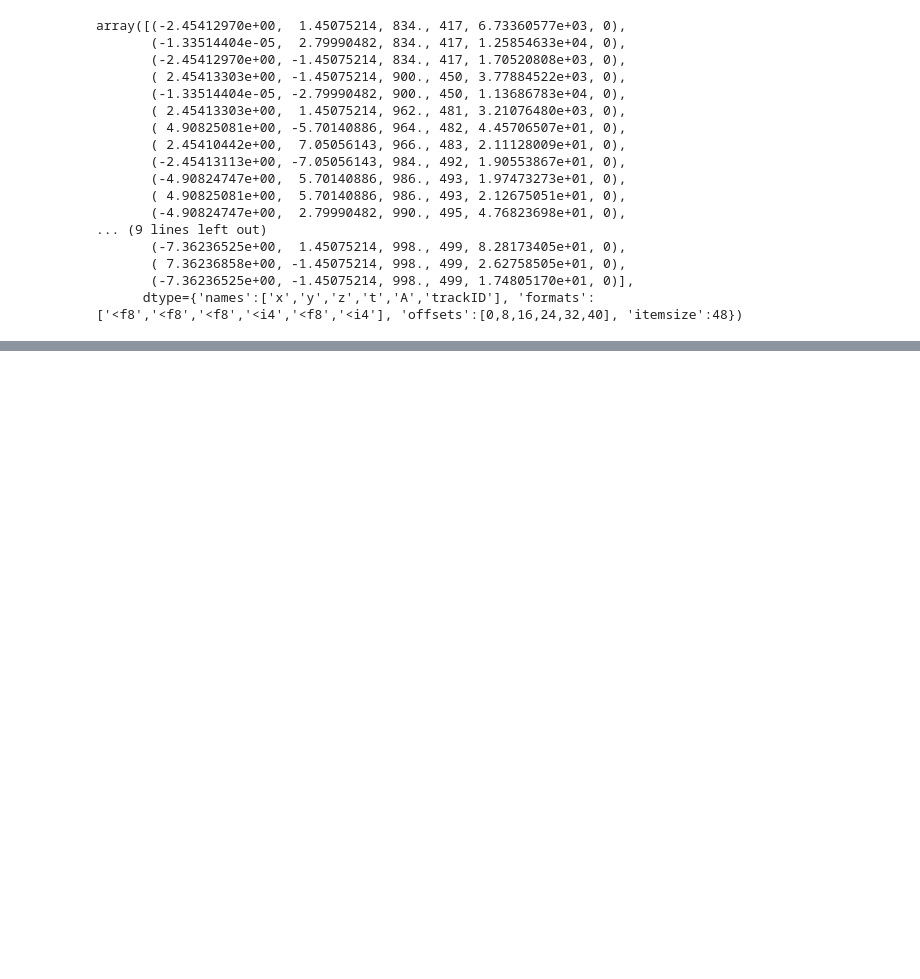
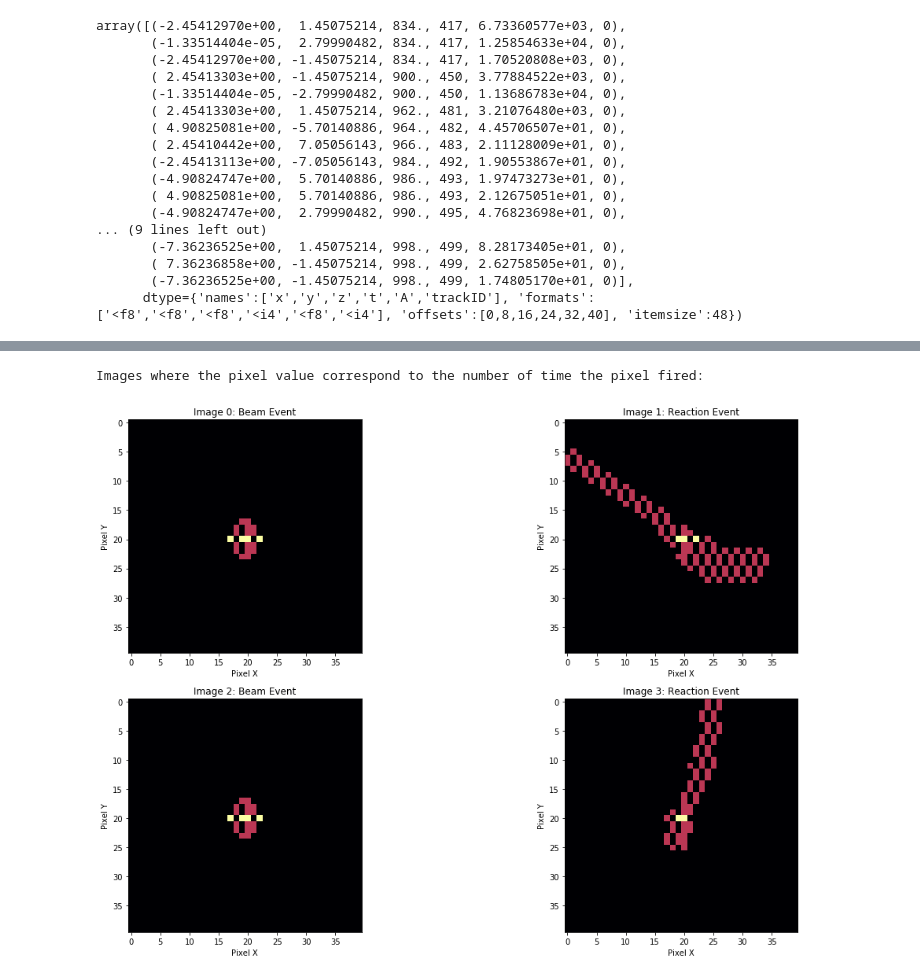
Before and after one commit to fracassetti-stf/AT-TPC_MLProject, a Jupyter notebook: CNN.ipynb, the cells around one changed output, grey strips where cells are left out. Drawn from its saved outputs; the diff is of its cells as text; code cells hidden in the pictures; blank space fills up the shorter version.

```diff
--- a/CNN.ipynb
+++ b/CNN.ipynb
@@ -431,0 +352,35 @@ make_nn_plots(history,0.9)
+# %%
+# Working with reduced images
+dim = 40
+images_reduced_Q = np.zeros((len(DataList),dim,dim))
+images_reduced = np.zeros((len(DataList),dim,dim))
+for i in range(len(DataList)):
+    for j in range(dim): # y (0,236) mid is 118. ind 118-20, 118+20
+        for h in range(dim): # x (0,209) mid pxl is 104. ind 104-20 , 104+19
+            images_reduced_Q[i][j][h] =  images_Q[i][j+118-int(dim/2)][h+104-int(dim/2)]
+            images_reduced[i][j][h] =  images[i][j+118-int(dim/2)][h+104-int(dim/2)]
+# %%
+# Plot some Images
+print("Images where the pixel value correspond to the number of time the pixel fired:")
+plot_row = 2
+idx = 0
+fig, ax = plt.subplots(plot_row,2,figsize=(18, plot_row*5))
+for i in range(plot_row):
+    for j in range(2):
+        ax[i][j].imshow(images_reduced[idx], cmap='inferno')
+        if Labels[idx]>0.5:
+            ax[i][j].set_title("Image "+ str(idx) + ": Reaction Event")
+        else:
+            ax[i][j].set_title("Image "+ str(idx) + ": Beam Event")
+
+        ax[i][j].set_xlabel("Pixel X")
+        ax[i][j].set_ylabel("Pixel Y")
+
+
+        idx = idx +1
+
+fig.tight_layout() # adjust automatically spacing between sublots
+plt.show()
+# %% [output]
+Images where the pixel value correspond to the number of time the pixel fired:
+[figure, added]
```
Also changed, not shown: parts of 41 cells of this notebook, 1 other file.
